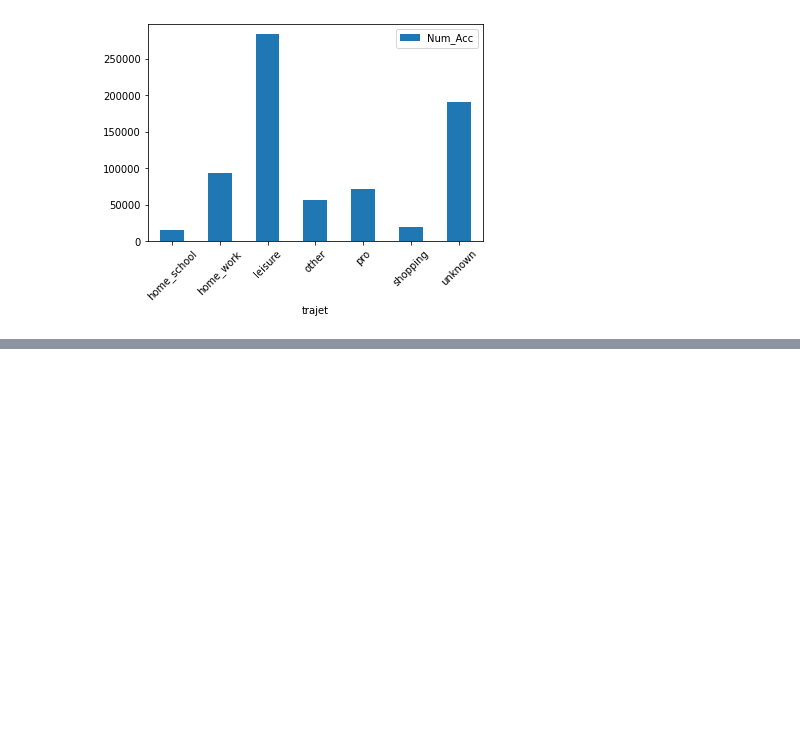
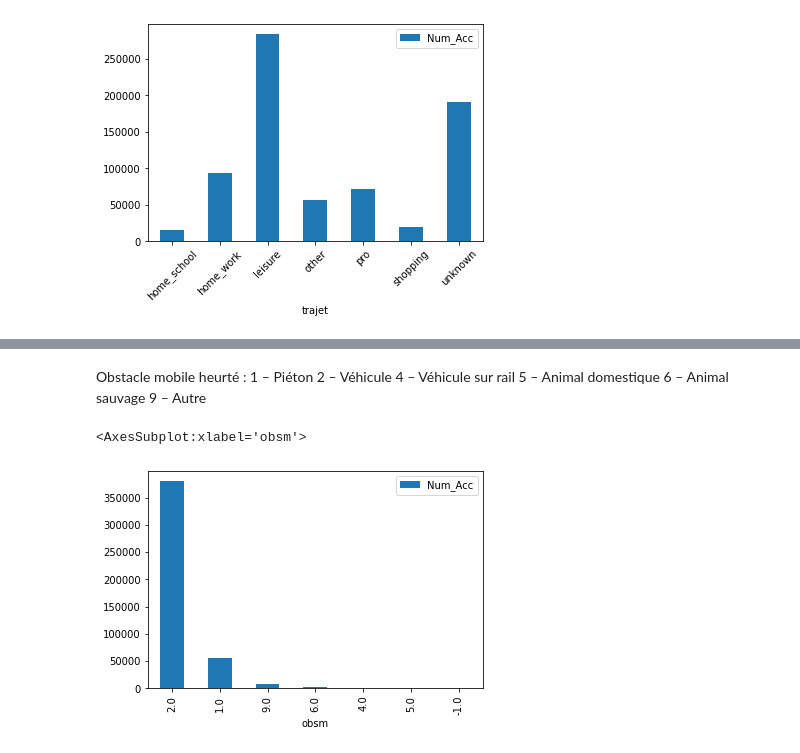
Before and after one commit to thomas-marquis/datascience-securite-routiere, a Jupyter notebook: notebooks/1.1-tm-description.ipynb, the cells around one changed output, grey strips where cells are left out. Drawn from its saved outputs; the diff is of its cells as text; code cells hidden in the pictures; blank space fills up the shorter version.

```diff
--- a/notebooks/1.1-tm-description.ipynb
+++ b/notebooks/1.1-tm-description.ipynb
@@ -146,0 +221,16 @@ vic_df.groupby(by='trajet').count().reset_index()[['trajet', 'Num_Acc']].plot.ba
+# %% [markdown]
+Obstacle mobile heurté :
+1 – Piéton
+2 – Véhicule
+4 – Véhicule sur rail
+5 – Animal domestique
+6 – Animal sauvage
+9 – Autre
+# %%
+veh_obs = veh_df.groupby('obsm').count().reset_index()[['Num_Acc', 'obsm']]
+
+veh_obs.loc[veh_obs['obsm'] != .0, :]\
+    .sort_values('Num_Acc', ascending=False).plot.bar('obsm')
+# %% [output]
+<AxesSubplot:xlabel='obsm'>
+[figure, added]
```
Also changed, not shown: parts of 9 cells of this notebook.
